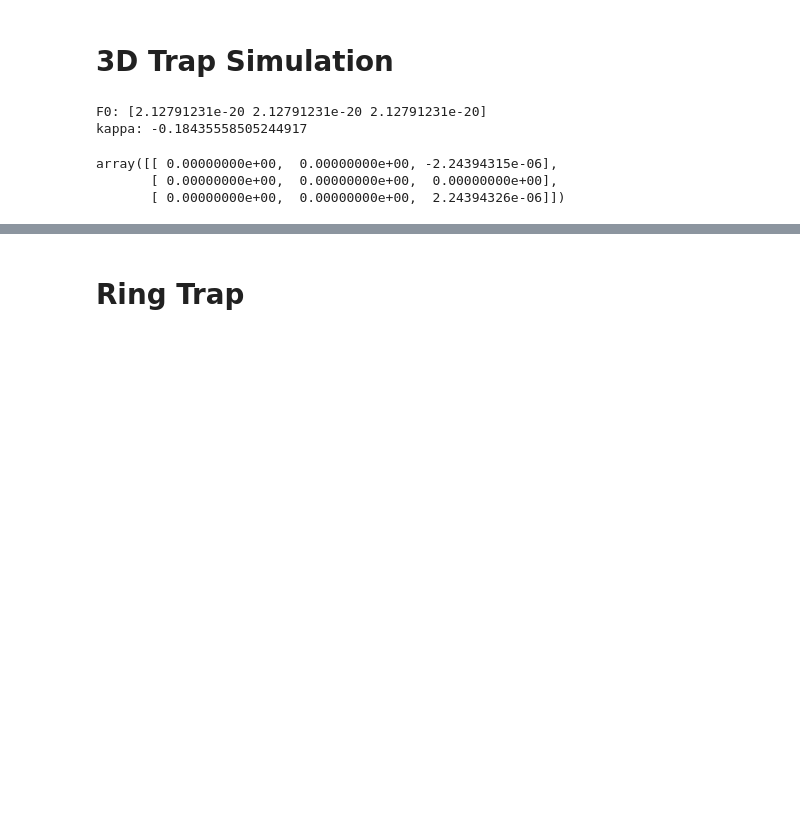
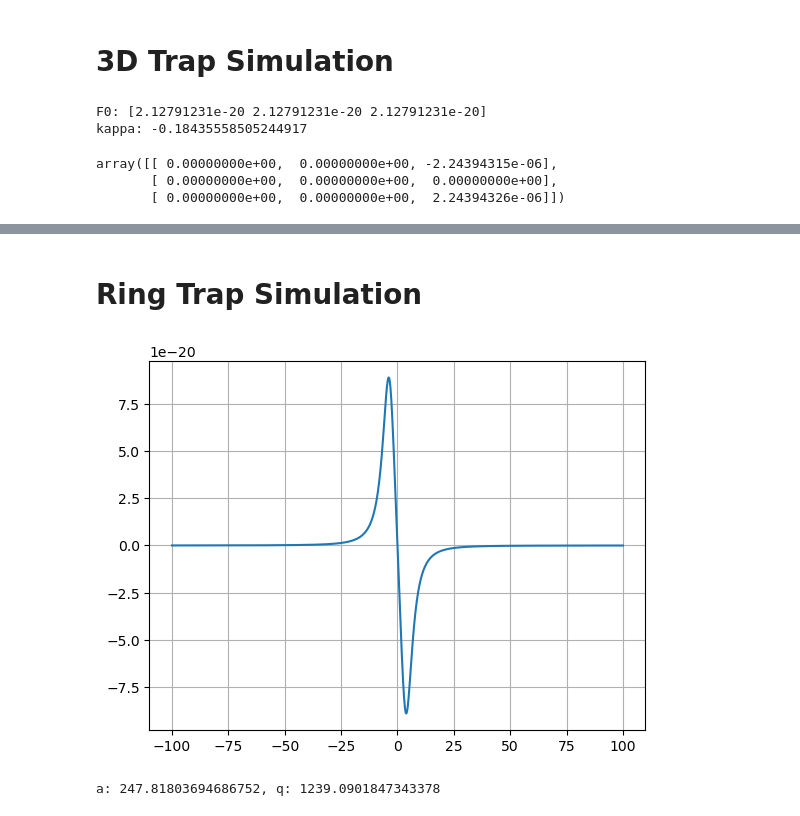
Before and after one commit to code-sc/ion-trap-simulation, a Jupyter notebook: simulation_code.ipynb, the cells around one changed output, grey strips where cells are left out. Saved outputs shown, nothing was run; the diff lists cells and outputs as text; code cells hidden in the pictures; blank space fills up the shorter version.

Commit message:
Ring trap simulation code.

```diff
--- a/simulation_code.ipynb
+++ b/simulation_code.ipynb
@@ -368,0 +454,11 @@ array([-4.33300669e-06,  4.33300669e-06])
+# %%
+# testing eigenvalue solver
+A2 = np.array([[-4, 1, 1],
+               [1, 5, -1],
+                [0, 1, -3]])
+
+eigvals, eigvecs = np.linalg.eig(A2)
+for i in range(n):
+    print(eigvals[i])
+    print(eigvecs[i])
+    print()
@@ -522,15 +669,17 @@ dt = 1e-9
 # 2 ions
 # x_sim, v_sim = ion_trap.sim_leapfrog(2, T, dt, M, [-1e-6, 2e-6], [0, 0])
 # x_sim, v_sim = sim_leapfrog(2, T, dt, M_Yb, [-4e-6, 3e-6], [0, 0])
-x_sim, v_sim, a_sim, t_sim, err_sim = sim_er(2, 500000, dt, 1e-7, M_Yb, 0, [-4e-6, 4e-6], [0, 0])
-# x_sim, v_sim, a_sim, t_sim, err_sim = ion_trap_1d.sim_er(2, 100000, dt, 1e-8, M_Yb, 3e-21, [-4e-6, 4e-6], [0, 0])
+# x_sim, v_sim, a_sim, t_sim, err_sim = sim_er(2, 1000000, dt, 1e-7, M_Yb, 3e-21, [-4e-6, 4e-6], [0, 0])
+# x_sim, v_sim, a_sim, t_sim, err_sim = ion_trap_1d.sim_er(2, 10000000, dt, 1e-7, M_Yb, 3e-21, [-4e-6, 4e-6], [0, 0])
+
+sol = solve_ivp(f, (0, T), [-4e-6, 4e-6, 0, 0], atol=1e-8, rtol=1e-8)
 
 # x_sim, v_sim = sim_leapfrog([-1e-6, 3e-6], [0, 0])
 
-x_sim = np.array(x_sim)
-v_sim = np.array(v_sim)
-a_sim = np.array(a_sim)
-t_sim = np.array(t_sim)
-err_sim = np.array(err_sim)
+# x_sim = np.array(x_sim)
+# v_sim = np.array(v_sim)
+# a_sim = np.array(a_sim)
+# t_sim = np.array(t_sim)
+# err_sim = np.array(err_sim)
 # %%
 # x_sim2, v_sim2, a_sim2, t_sim2, err_sim2 = ion_trap_1d.sim_er(2, 500000, dt, 1e-7, M_Yb, 3e-21, [-4e-6, 4e-6], [0, 0])
@@ -965,2 +1170,2 @@ plt.show()
 # %% [markdown]
-# Ring Trap
+# Ring Trap Simulation
@@ -969,0 +1241,43 @@ plt.show()
+# %%
+# messing w/ lorentzians
+nvs = 1000
+v_mag = np.linspace(-100, 100, nvs)
+theta = (0) * np.pi
+v = np.array([v_mag * np.sin(theta),
+              v_mag * np.cos(theta),
+              np.zeros(nvs)]).T
+sat_param = 1
+# scattering_rate = np.zeros(nvs)
+laser_force = np.zeros((nvs, 3))
+for i in range(n_lasers):
+    laser_force += hbar * laser_kvectors[i] * ((transition_linewidth / 2) ** 3) * (1 / ( (laser_detunings[i] - laser_kvectors[i]*v)**2 + (transition_linewidth/2)**2 ))
+    # scattering_rate += sat_param * transition_linewidth * ( 1 / ( 1 + 2*sat_param + ( (2*(laser_detunings[i] - np.dot(laser_kvectors[i], v)) / transition_linewidth ) ** 2 )))
+plt.plot(v_mag, laser_force[:,1])
+plt.grid()
+plt.show()
+# %% [output]
+[figure, added]
+# %%
+# check trap frequencies with mathieu equation stability parameters
+U = 1
+V = 1
+R = 1
+
+def a(R, k, qm, Omega, U):
+    return (4*qm*U) / ((R**2) * (Omega**2))
+
+def q(R, k, qm, Omega, V):
+    return (2*qm*V) / ((R**2) * (Omega**2))
+
+R = trap_radius / 100   # ion-electrode distance
+k = 1                   # geometric fudge factor
+qm = (Z*e) / M_Yb       # ion charge-to-mass ratio
+Omega = 30 * 1e6        # RF Frequency
+U = 10                  # DC Potential (could use ion-ion spacing)
+V = 100                 # RF Potential
+
+print(f"a: {a(R, k, qm, Omega, U)}, q: {q(R, k, qm, Omega, V)}")
+
+# outputs: secular frequency (in three directions), angles of secular motion, a (x,y,z), q (x,y,z)
+# %% [output]
+a: 247.81803694686752, q: 1239.0901847343378
```
Also changed, not shown: parts of 90 cells of this notebook, 10 other files.
